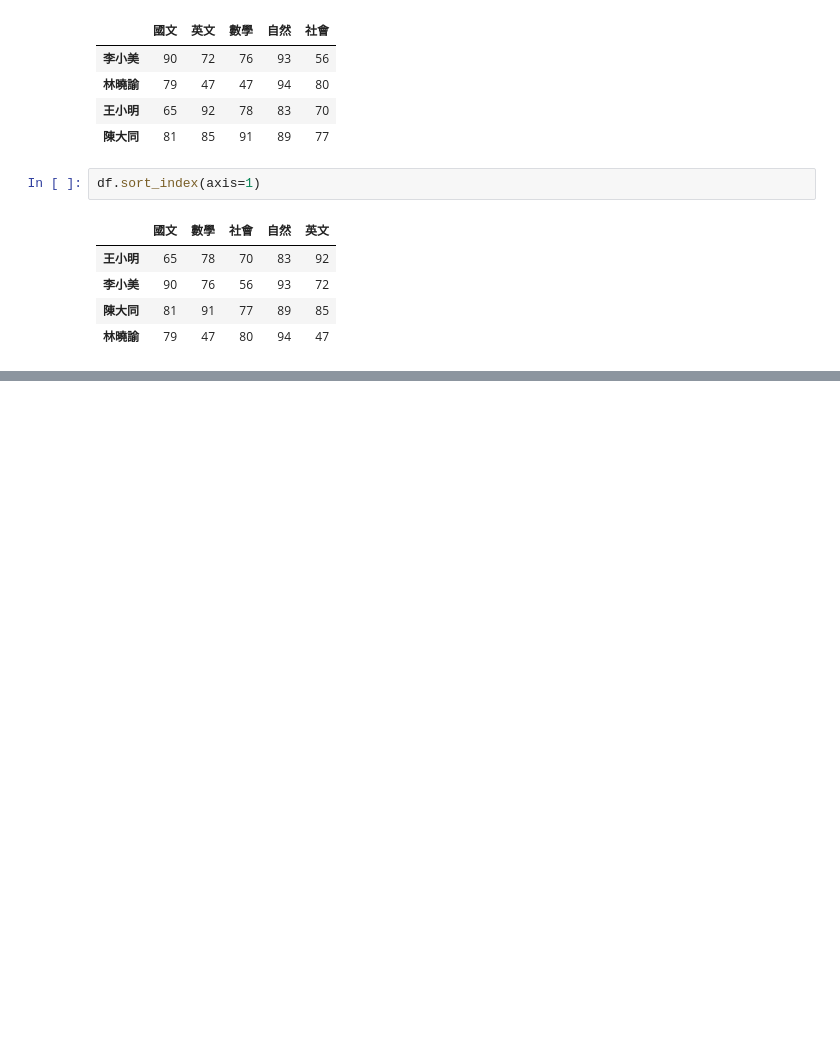
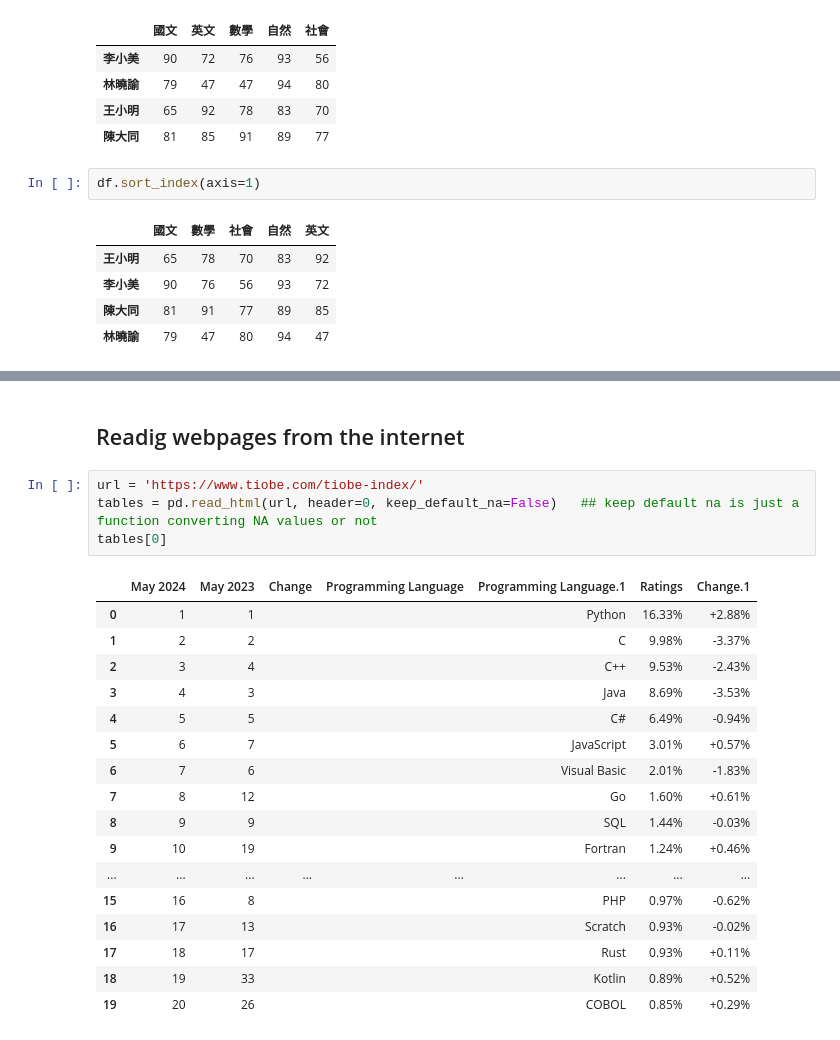
Before and after one commit to TWNateLo/AI-Courses-Codes, a Jupyter notebook: Semiconductor and AI Course/DataProcessing1.ipynb, the cells around one changed output, grey strips where cells are left out. Saved outputs shown, nothing was run; the diff lists cells and outputs as text; blank space fills up the shorter version.

```diff
--- a/Semiconductor and AI Course/DataProcessing1.ipynb
+++ b/Semiconductor and AI Course/DataProcessing1.ipynb
@@ -199,0 +319,24 @@ df.sort_index(axis=1)
+# %% [markdown]
+## Readig webpages from the internet
+# %%
+url = 'https://www.tiobe.com/tiobe-index/'
+tables = pd.read_html(url, header=0, keep_default_na=False)   ## keep default na is just a function converting NA values or not
+tables[0]
+# %% [output]
+|  | May 2024 | May 2023 | Change | Programming Language | Programming Language.1 | Ratings | Change.1 |
+| 0 | 1 | 1 |  |  | Python | 16.33% | +2.88% |
+| 1 | 2 | 2 |  |  | C | 9.98% | -3.37% |
+| 2 | 3 | 4 |  |  | C++ | 9.53% | -2.43% |
+| 3 | 4 | 3 |  |  | Java | 8.69% | -3.53% |
+| 4 | 5 | 5 |  |  | C# | 6.49% | -0.94% |
+| 5 | 6 | 7 |  |  | JavaScript | 3.01% | +0.57% |
+| 6 | 7 | 6 |  |  | Visual Basic | 2.01% | -1.83% |
+| 7 | 8 | 12 |  |  | Go | 1.60% | +0.61% |
+| 8 | 9 | 9 |  |  | SQL | 1.44% | -0.03% |
+| 9 | 10 | 19 |  |  | Fortran | 1.24% | +0.46% |
+| ... | ... | ... | ... | ... | ... | ... | ... |
+| 15 | 16 | 8 |  |  | PHP | 0.97% | -0.62% |
+| 16 | 17 | 13 |  |  | Scratch | 0.93% | -0.02% |
+| 17 | 18 | 17 |  |  | Rust | 0.93% | +0.11% |
+| 18 | 19 | 33 |  |  | Kotlin | 0.89% | +0.52% |
+| 19 | 20 | 26 |  |  | COBOL | 0.85% | +0.29% |
```
Also changed, not shown: parts of 19 cells of this notebook, 2 other files.
